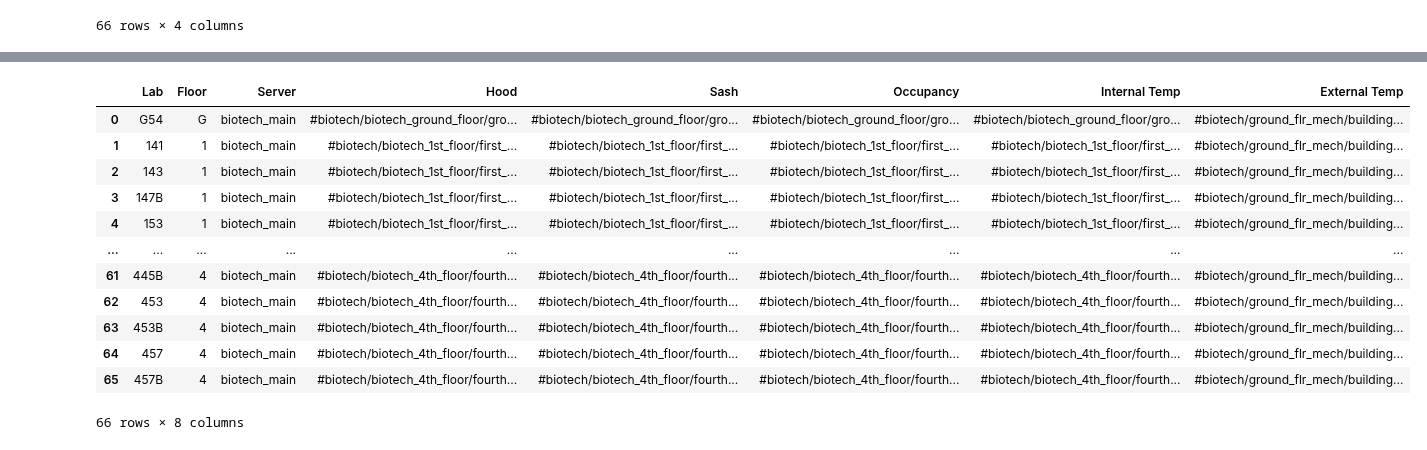
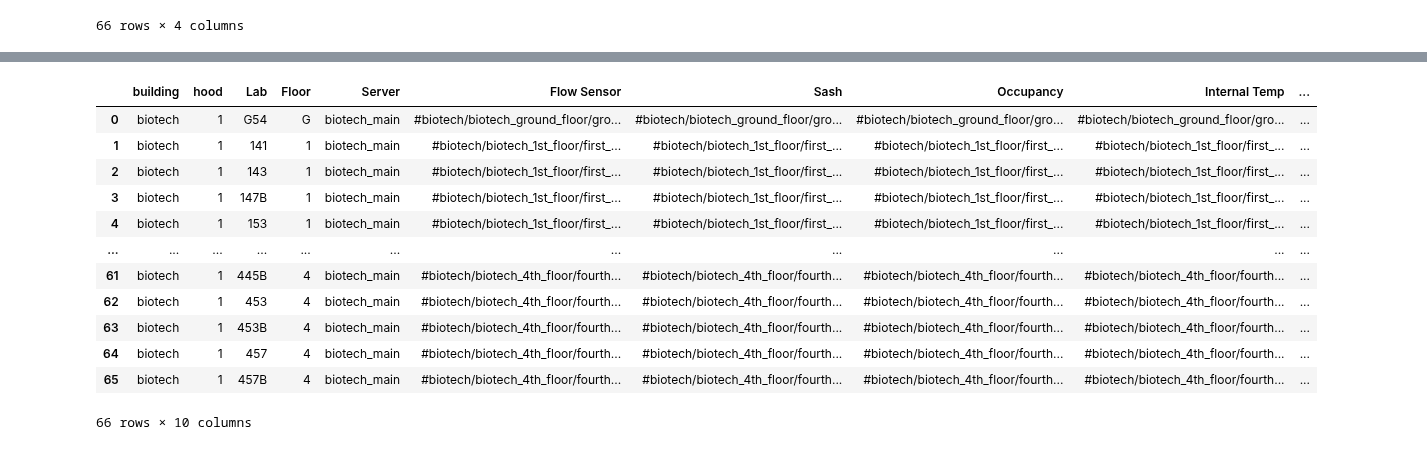
Before and after one commit to thereidfleish/fume-hood-dashboard, a Jupyter notebook: hoodnaming.ipynb, the cells around one changed output, grey strips where cells are left out. Saved outputs shown, nothing was run; the diff lists cells and outputs as text; code cells hidden in the pictures.

Commit message:
added all columns to csv file

```diff
--- a/hoodnaming.ipynb
+++ b/hoodnaming.ipynb
@@ -170,27 +174,27 @@ combined
 # %%
 #Rearranging the column orders :)
 
 
 combined["External Temp"] = "#biotech/ground_flr_mech/building_hydronic_heating_syatems/reheat_heat_exchanger/oat"
 combined["Server"] = "biotech_main"
-cols = ["Lab","Floor","Server", "Hood","Sash","Occupancy","Internal Temp", "External Temp"]
+cols = ["building","hood","Lab","Floor","Server", "Flow Sensor","Sash","Occupancy","Internal Temp","External Temp"]
 combined = combined[cols]
 #combined.to_csv('C:\\Users\\Rob\\Documents\\GitHub\\fume-hood-dashboard\\pointnames.csv')
 combined
 # %% [output]
-|  | Lab | Floor | Server | Hood | Sash | Occupancy | Internal Temp | External Temp |
-| 0 | G54 | G | biotech_main | #biotech/biotech_ground_floor/gro... | #biotech/biotech_ground_floor/gro... | #biotech/biotech_ground_floor/gro... | #biotech/biotech_ground_floor/gro... | #biotech/ground_flr_mech/building... |
-| 1 | 141 | 1 | biotech_main | #biotech/biotech_1st_floor/first_... | #biotech/biotech_1st_floor/first_... | #biotech/biotech_1st_floor/first_... | #biotech/biotech_1st_floor/first_... | #biotech/ground_flr_mech/building... |
-| 2 | 143 | 1 | biotech_main | #biotech/biotech_1st_floor/first_... | #biotech/biotech_1st_floor/first_... | #biotech/biotech_1st_floor/first_... | #biotech/biotech_1st_floor/first_... | #biotech/ground_flr_mech/building... |
-| 3 | 147B | 1 | biotech_main | #biotech/biotech_1st_floor/first_... | #biotech/biotech_1st_floor/first_... | #biotech/biotech_1st_floor/first_... | #biotech/biotech_1st_floor/first_... | #biotech/ground_flr_mech/building... |
-| 4 | 153 | 1 | biotech_main | #biotech/biotech_1st_floor/first_... | #biotech/biotech_1st_floor/first_... | #biotech/biotech_1st_floor/first_... | #biotech/biotech_1st_floor/first_... | #biotech/ground_flr_mech/building... |
-| ... | ... | ... | ... | ... | ... | ... | ... | ... |
-| 61 | 445B | 4 | biotech_main | #biotech/biotech_4th_floor/fourth... | #biotech/biotech_4th_floor/fourth... | #biotech/biotech_4th_floor/fourth... | #biotech/biotech_4th_floor/fourth... | #biotech/ground_flr_mech/building... |
-| 62 | 453 | 4 | biotech_main | #biotech/biotech_4th_floor/fourth... | #biotech/biotech_4th_floor/fourth... | #biotech/biotech_4th_floor/fourth... | #biotech/biotech_4th_floor/fourth... | #biotech/ground_flr_mech/building... |
-| 63 | 453B | 4 | biotech_main | #biotech/biotech_4th_floor/fourth... | #biotech/biotech_4th_floor/fourth... | #biotech/biotech_4th_floor/fourth... | #biotech/biotech_4th_floor/fourth... | #biotech/ground_flr_mech/building... |
-| 64 | 457 | 4 | biotech_main | #biotech/biotech_4th_floor/fourth... | #biotech/biotech_4th_floor/fourth... | #biotech/biotech_4th_floor/fourth... | #biotech/biotech_4th_floor/fourth... | #biotech/ground_flr_mech/building... |
-| 65 | 457B | 4 | biotech_main | #biotech/biotech_4th_floor/fourth... | #biotech/biotech_4th_floor/fourth... | #biotech/biotech_4th_floor/fourth... | #biotech/biotech_4th_floor/fourth... | #biotech/ground_flr_mech/building... |
+|  | building | hood | Lab | Floor | Server | Flow Sensor | Sash | Occupancy | Internal Temp | ... |
+| 0 | biotech | 1 | G54 | G | biotech_main | #biotech/biotech_ground_floor/gro... | #biotech/biotech_ground_floor/gro... | #biotech/biotech_ground_floor/gro... | #biotech/biotech_ground_floor/gro... | ... |
+| 1 | biotech | 1 | 141 | 1 | biotech_main | #biotech/biotech_1st_floor/first_... | #biotech/biotech_1st_floor/first_... | #biotech/biotech_1st_floor/first_... | #biotech/biotech_1st_floor/first_... | ... |
+| 2 | biotech | 1 | 143 | 1 | biotech_main | #biotech/biotech_1st_floor/first_... | #biotech/biotech_1st_floor/first_... | #biotech/biotech_1st_floor/first_... | #biotech/biotech_1st_floor/first_... | ... |
+| 3 | biotech | 1 | 147B | 1 | biotech_main | #biotech/biotech_1st_floor/first_... | #biotech/biotech_1st_floor/first_... | #biotech/biotech_1st_floor/first_... | #biotech/biotech_1st_floor/first_... | ... |
+| 4 | biotech | 1 | 153 | 1 | biotech_main | #biotech/biotech_1st_floor/first_... | #biotech/biotech_1st_floor/first_... | #biotech/biotech_1st_floor/first_... | #biotech/biotech_1st_floor/first_... | ... |
+| ... | ... | ... | ... | ... | ... | ... | ... | ... | ... | ... |
+| 61 | biotech | 1 | 445B | 4 | biotech_main | #biotech/biotech_4th_floor/fourth... | #biotech/biotech_4th_floor/fourth... | #biotech/biotech_4th_floor/fourth... | #biotech/biotech_4th_floor/fourth... | ... |
+| 62 | biotech | 1 | 453 | 4 | biotech_main | #biotech/biotech_4th_floor/fourth... | #biotech/biotech_4th_floor/fourth... | #biotech/biotech_4th_floor/fourth... | #biotech/biotech_4th_floor/fourth... | ... |
+| 63 | biotech | 1 | 453B | 4 | biotech_main | #biotech/biotech_4th_floor/fourth... | #biotech/biotech_4th_floor/fourth... | #biotech/biotech_4th_floor/fourth... | #biotech/biotech_4th_floor/fourth... | ... |
+| 64 | biotech | 1 | 457 | 4 | biotech_main | #biotech/biotech_4th_floor/fourth... | #biotech/biotech_4th_floor/fourth... | #biotech/biotech_4th_floor/fourth... | #biotech/biotech_4th_floor/fourth... | ... |
+| 65 | biotech | 1 | 457B | 4 | biotech_main | #biotech/biotech_4th_floor/fourth... | #biotech/biotech_4th_floor/fourth... | #biotech/biotech_4th_floor/fourth... | #biotech/biotech_4th_floor/fourth... | ... |
-66 rows × 8 columns
+66 rows × 10 columns
 # %%
 df = combined.copy()
 floor_map = {"ground":"Ground", "1st":"First","2nd":"Second", "3rd":"Third","4th":"Fourth"}
```
Also changed, not shown: parts of 3 cells of this notebook, 1 other file.
